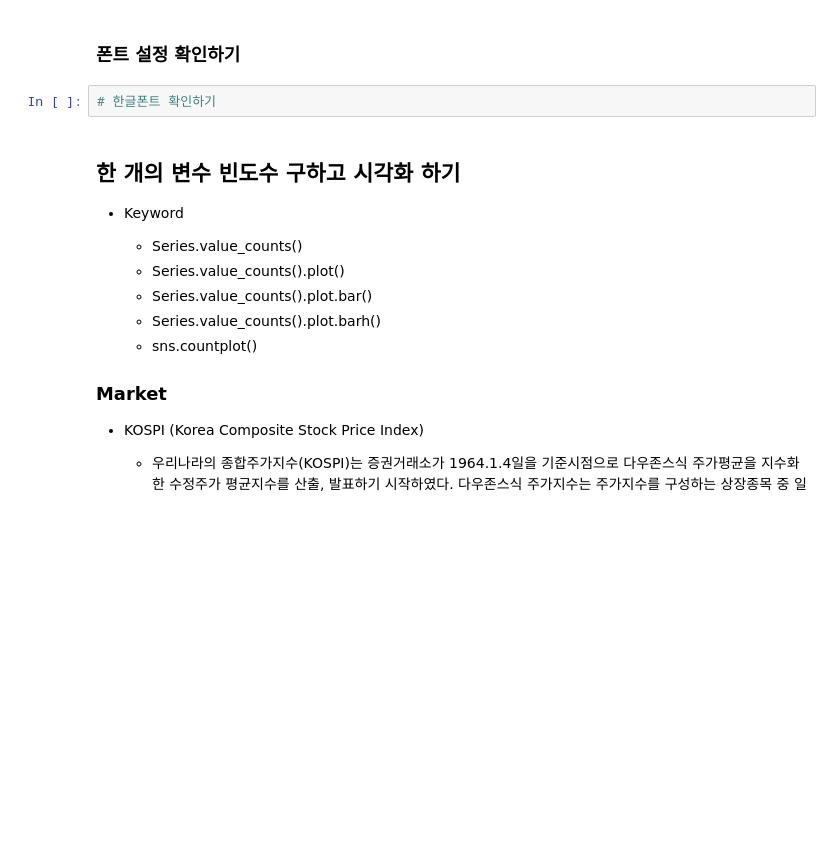
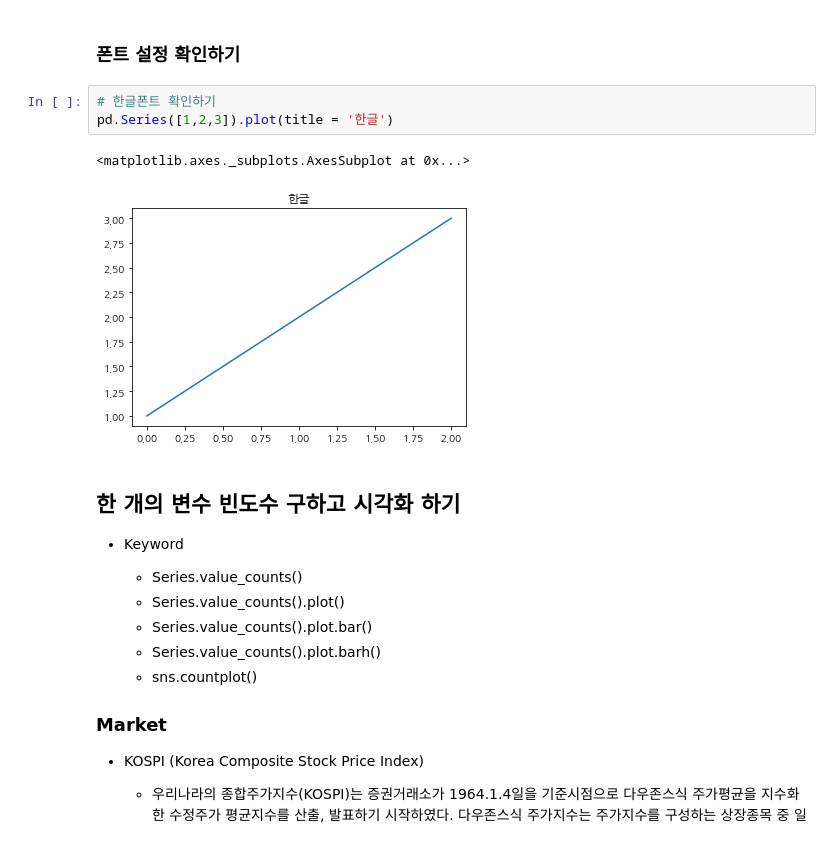
Before and after one commit to KimMooKeun/-, a Jupyter notebook: 1_1_KRX_전체_종목분석_input.ipynb, the cells around one changed output. Cells and saved outputs as stored; diff of their text form; blank space fills up the shorter version.

```diff
--- a/1_1_KRX_전체_종목분석_input.ipynb
+++ b/1_1_KRX_전체_종목분석_input.ipynb
@@ -379,8 +586,12 @@ True and False
 import koreanize_matplotlib
 # %% [markdown]
 ### 폰트 설정 확인하기
-# %%
-# 한글폰트 확인하기
+# %%
+# 한글폰트 확인하기
+pd.Series([1,2,3]).plot(title = '한글')
+# %% [output]
+<matplotlib.axes._subplots.AxesSubplot at 0x...>
+[figure, added]
 # %% [markdown]
 ## 한 개의 변수 빈도수 구하고 시각화 하기
 * Keyword
```
Also changed, not shown: parts of 36 cells of this notebook.
